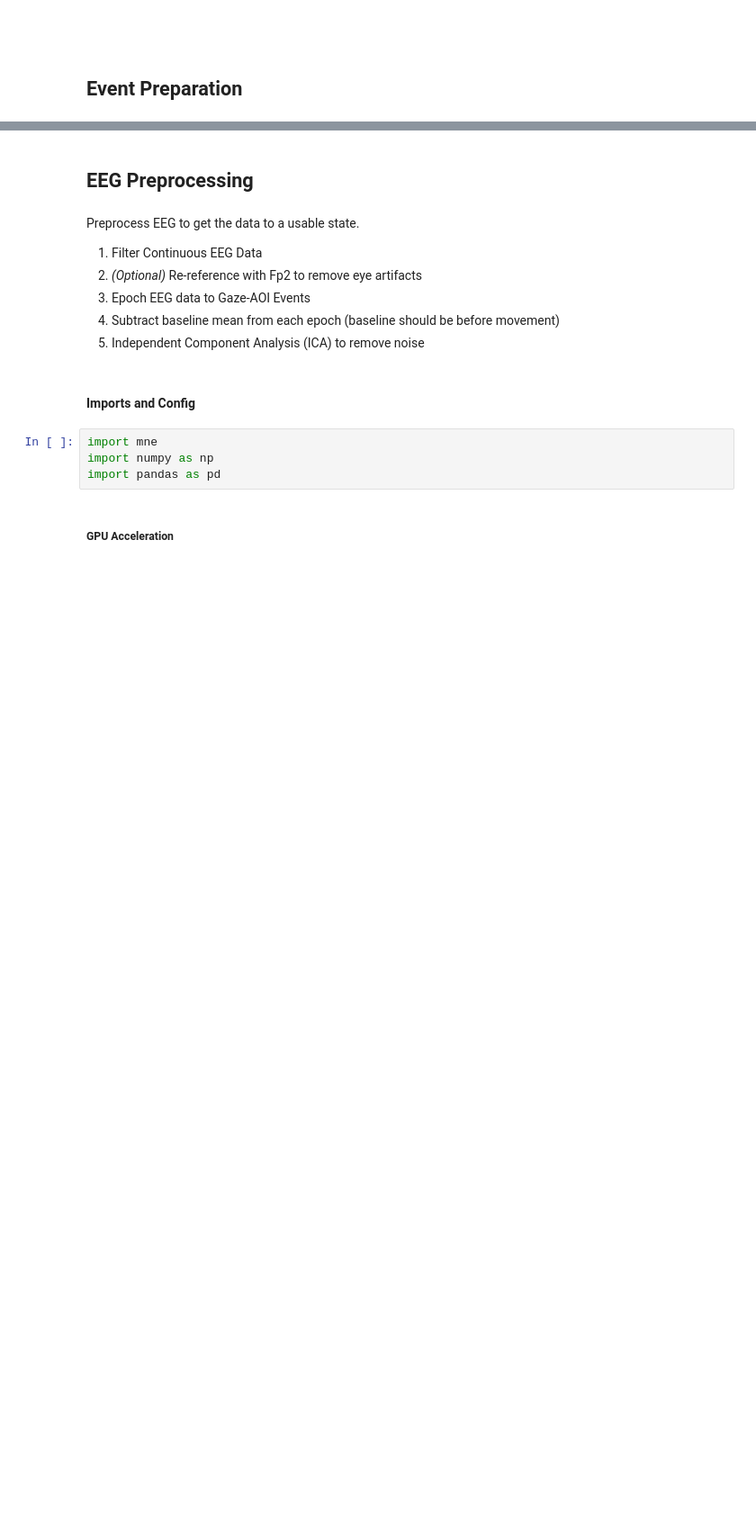
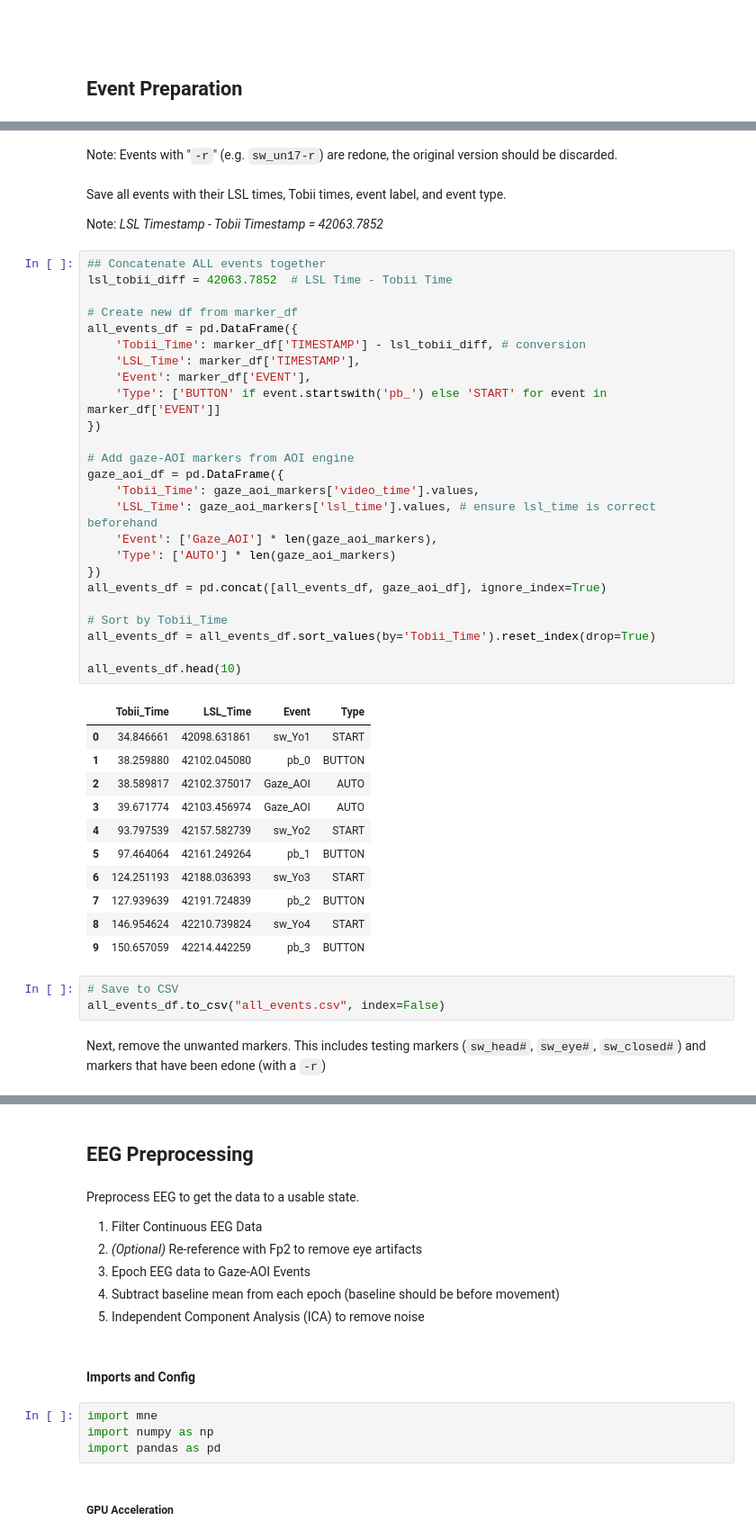
Before and after one commit to YouniPark/FYDP-rename_later-, a Jupyter notebook: poc/eeg_analysis/POC_EEG_Analysis.ipynb, the cells around one changed output, grey strips where cells are left out. Shown: that part at 90% size. Saved outputs shown, nothing was run; the diff lists cells and outputs as text; blank space fills up the shorter version.

```diff
--- a/poc/eeg_analysis/POC_EEG_Analysis.ipynb
+++ b/poc/eeg_analysis/POC_EEG_Analysis.ipynb
@@ -82,0 +161,48 @@ Label format: {target (Y/H/U)}{movement (T/E/O)}
+# %% [markdown]
+Note: Events with "`-r`" (e.g. `sw_un17-r`) are redone, the original version should be discarded.
+# %% [markdown]
+Save all events with their LSL times, Tobii times, event label, and event type.
+
+Note: *LSL Timestamp - Tobii Timestamp = 42063.7852*
+# %%
+## Concatenate ALL events together
+lsl_tobii_diff = 42063.7852  # LSL Time - Tobii Time
+
+# Create new df from marker_df
+all_events_df = pd.DataFrame({
+    'Tobii_Time': marker_df['TIMESTAMP'] - lsl_tobii_diff, # conversion
+    'LSL_Time': marker_df['TIMESTAMP'],
+    'Event': marker_df['EVENT'],
+    'Type': ['BUTTON' if event.startswith('pb_') else 'START' for event in marker_df['EVENT']]
+})
+
+# Add gaze-AOI markers from AOI engine
+gaze_aoi_df = pd.DataFrame({
+    'Tobii_Time': gaze_aoi_markers['video_time'].values,
+    'LSL_Time': gaze_aoi_markers['lsl_time'].values, # ensure lsl_time is correct beforehand
+    'Event': ['Gaze_AOI'] * len(gaze_aoi_markers),
+    'Type': ['AUTO'] * len(gaze_aoi_markers)
+})
+all_events_df = pd.concat([all_events_df, gaze_aoi_df], ignore_index=True)
+
+# Sort by Tobii_Time
+all_events_df = all_events_df.sort_values(by='Tobii_Time').reset_index(drop=True)
+
+all_events_df.head(10)
+# %% [output]
+|  | Tobii_Time | LSL_Time | Event | Type |
+| 0 | 34.846661 | 42098.631861 | sw_Yo1 | START |
+| 1 | 38.259880 | 42102.045080 | pb_0 | BUTTON |
+| 2 | 38.589817 | 42102.375017 | Gaze_AOI | AUTO |
+| 3 | 39.671774 | 42103.456974 | Gaze_AOI | AUTO |
+| 4 | 93.797539 | 42157.582739 | sw_Yo2 | START |
+| 5 | 97.464064 | 42161.249264 | pb_1 | BUTTON |
+| 6 | 124.251193 | 42188.036393 | sw_Yo3 | START |
+| 7 | 127.939639 | 42191.724839 | pb_2 | BUTTON |
+| 8 | 146.954624 | 42210.739824 | sw_Yo4 | START |
+| 9 | 150.657059 | 42214.442259 | pb_3 | BUTTON |
+# %%
+# Save to CSV
+all_events_df.to_csv("all_events.csv", index=False)
+# %% [markdown]
+Next, remove the unwanted markers. This includes testing markers (`sw_head#`, `sw_eye#`, `sw_closed#`) and markers that have been edone (with a `-r`)
```
Also changed, not shown: parts of 14 cells of this notebook, 2 other files.
